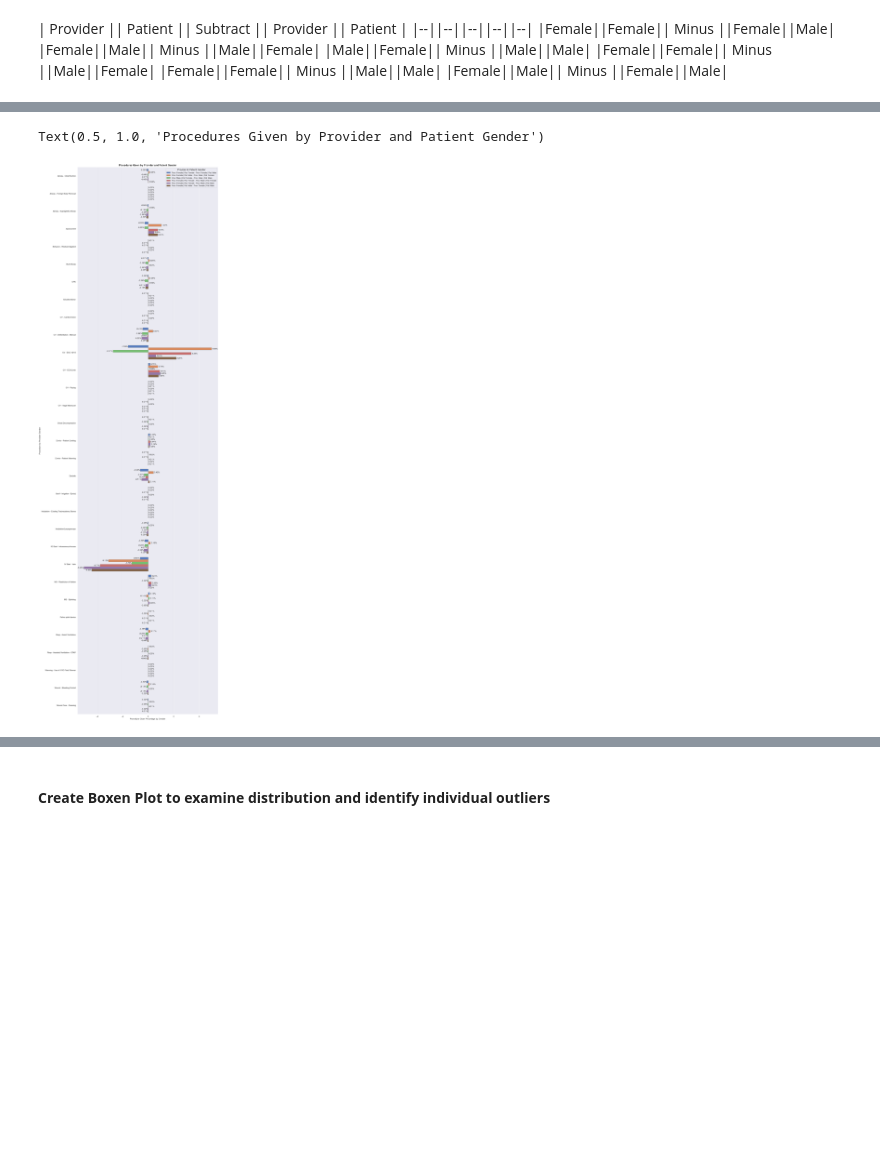
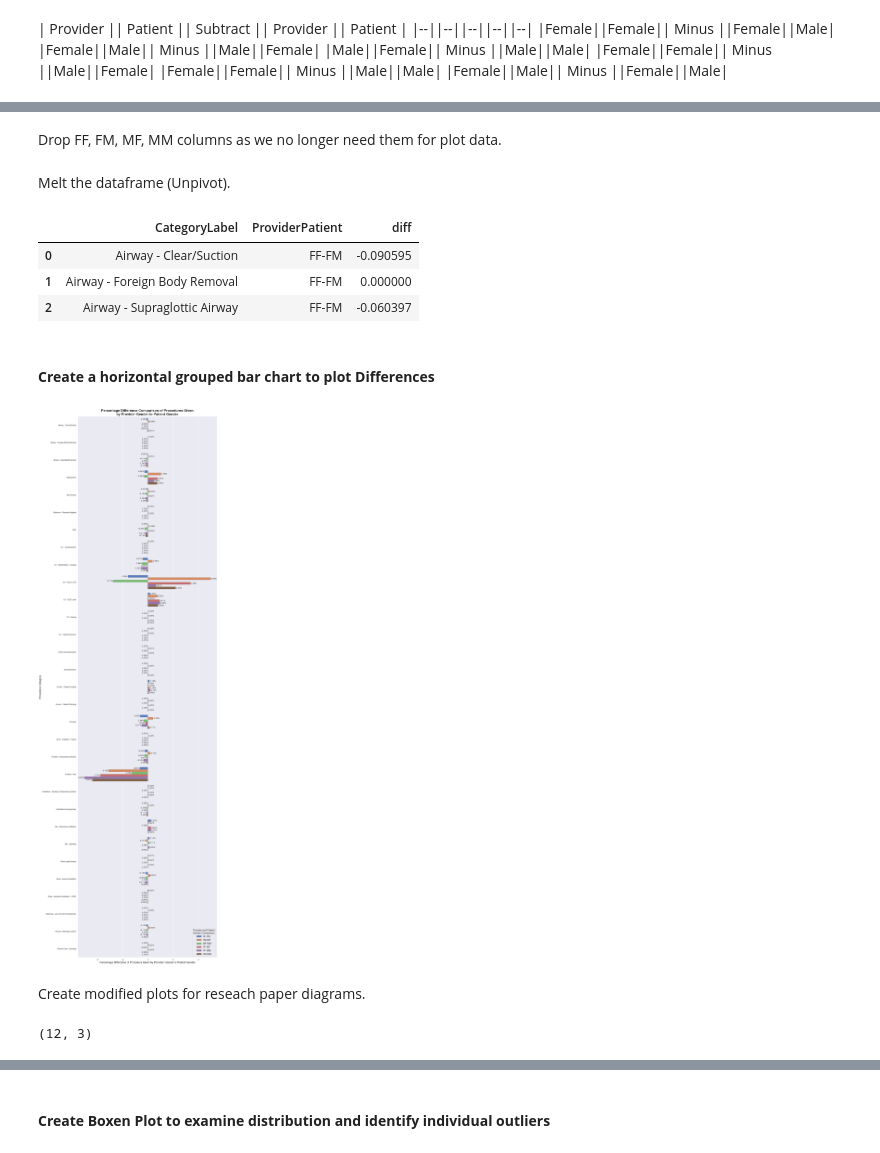
Before and after one commit to data-rescue/ems-analytics, a Jupyter notebook: notebooks/20210408-mdl-ProcedureVsGenderAnalytics.ipynb, the cells around one changed output, grey strips where cells are left out. Drawn from its saved outputs; the diff is of its cells as text; code cells hidden in the pictures; blank space fills up the shorter version.

```diff
--- a/notebooks/20210408-mdl-ProcedureVsGenderAnalytics.ipynb
+++ b/notebooks/20210408-mdl-ProcedureVsGenderAnalytics.ipynb
@@ -505,0 +558,12 @@ posx and posy should be finite values
+# %%
+dfDistDiff = pd.DataFrame(dfDistDiffPivot.to_records())
+dfDistDiff.rename(columns = {"('ProcedurePct', 'Provider: Female | Patient: Female')":'FF',
+                             "('ProcedurePct', 'Provider: Female | Patient: Male')":'FM',
+                             "('ProcedurePct', 'Provider: Male | Patient: Female')":'MF',
+                             "('ProcedurePct', 'Provider: Male | Patient: Male')":'MM'}, inplace = True)
+print("\nAfter modifying first column:\n", dfDistDiff.columns)
+
+dfDistDiff['FF'] = dfDistDiff['FF'].astype(float)
+dfDistDiff['FM'] = dfDistDiff['FM'].astype(float)
+dfDistDiff['MF'] = dfDistDiff['MF'].astype(float)
+dfDistDiff['MM'] = dfDistDiff['MM'].astype(float)
@@ -505,0 +590,7 @@ posx and posy should be finite values
+# %%
+dfDistDiff['FF-FM'] = dfDistDiff['FF'] - dfDistDiff['FM']
+dfDistDiff['FM-MF'] = dfDistDiff['FM'] - dfDistDiff['MF']
+dfDistDiff['MF-MM'] = dfDistDiff['MF'] - dfDistDiff['MM']
+dfDistDiff['FF-MF'] = dfDistDiff['FF'] - dfDistDiff['MF']
+dfDistDiff['FF-MM'] = dfDistDiff['FF'] - dfDistDiff['MM']
+dfDistDiff['FM-MM'] = dfDistDiff['FM'] - dfDistDiff['MM']
@@ -506,33 +604,56 @@ posx and posy should be finite values
+# %% [markdown]
+Drop FF, FM, MF, MM columns as we no longer need them for plot data.
+# %%
+dfDistDiff = dfDistDiff.drop(['FF','FM','MF','MM'],axis=1)
+# %% [markdown]
+Melt the dataframe (Unpivot).
+# %%
+dfDistDiff = dfDistDiff.melt(id_vars=['CategoryLabel'], var_name='ProviderPatient', value_name='diff')
+# %%
+dfDistDiff.head(3)
+# %% [output]
+|  | CategoryLabel | ProviderPatient | diff |
+| 0 | Airway - Clear/Suction | FF-FM | -0.090595 |
+| 1 | Airway - Foreign Body Removal | FF-FM | 0.000000 |
+| 2 | Airway - Supraglottic Airway | FF-FM | -0.060397 |
+# %% [markdown]
+#### **Create a horizontal grouped bar chart to plot Differences**
 # %%
 sns.set_theme()
 fig, ax = plt.subplots(figsize=(15, 60))
 ax = sns.barplot(x='diff',
                  y='CategoryLabel',
                  hue='ProviderPatient',
-                 #palette = ['#377eb8','#ff7f00','#4daf4a','#f781bf','#a65628','#984ea3'],
-                 #palette='colorblind',
                  palette='muted',
-                 #palette='tab10',
                  edgecolor=".6",
                  data=dfDistDiff)
 for p in ax.patches:
-    #print('p: ', p)
-    #print('get_y: ', p.get_y())
     height = p.get_height()
     width = p.get_width()
     if width >= 0:
         ax.text(x = width+.05,
                  y = p.get_y() + (height/2),
                  s = "%.2f%%"% p.get_width(),
                 va = 'center')
     else:
         ax.text(x = width-.5,
                  y = p.get_y() + (height/2),
                  s = "%.2f%%"% p.get_width(),
                 va = 'center')
-ax.legend(title='Provider & Patient Gender', title_fontsize='large', loc='best')
-ax.set(xlabel='Procedure Given Pecentage by Gender', ylabel='Procedure by Provider Gender')
-ax.set_title('Procedures Given by Provider and Patient Gender', fontsize= 'large', fontweight = 'bold')
+ax.legend(title='Provider and Patient\nGender Comparison', title_fontsize='large', fontsize='large', loc=4) #, loc='best')
+plt.xlabel('Percentage Difference of Procedure Given by Provider Gender to Patient Gender', fontsize=16)
+plt.ylabel('Procedure Category', fontsize=16)
+ax.set_title('Percentage Difference Comparison of Procedures Given\nby Provider Gender to Patient Gender', fontsize= 'xx-large', fontweight = 'bold')
+#plt.savefig('plot-pct-diff-all.png')
+plt.show()
 # %% [output]
-Text(0.5, 1.0, 'Procedures Given by Provider and Patient Gender')
-[figure, old version]
+[figure, new version]
+# %% [markdown]
+Create modified plots for reseach paper diagrams.
+# %%
+filterDiff2 = dfDistDiff['CategoryLabel'].isin(['CV - ECG 12/15','IV Start - Vein'])
+dfDistDiff2 = dfDistDiff[filterDiff2]
+dfDistDiff2.sort_values(by=['CategoryLabel','ProviderPatient'])
+dfDistDiff2.shape
+# %% [output]
+(12, 3)
```
Also changed, not shown: parts of 48 cells of this notebook.
